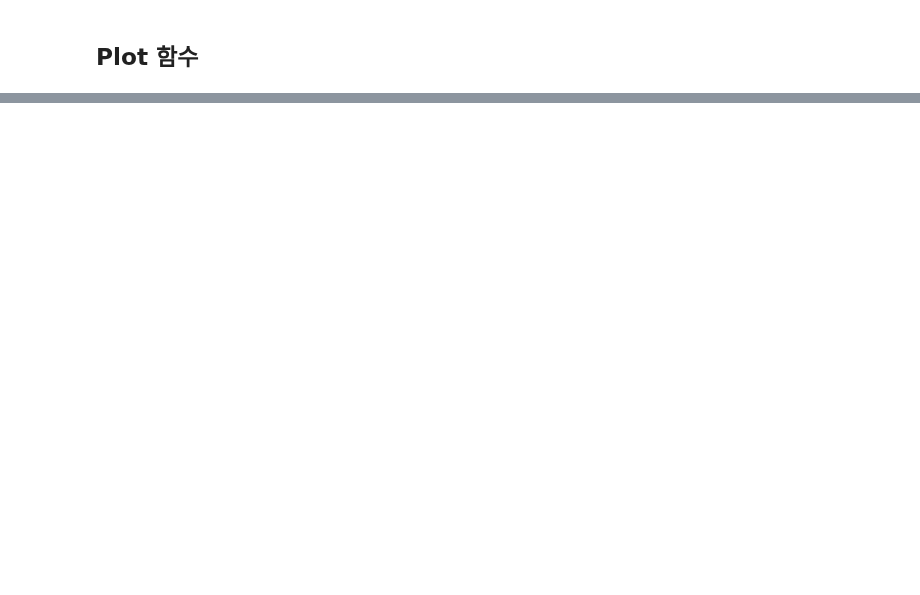
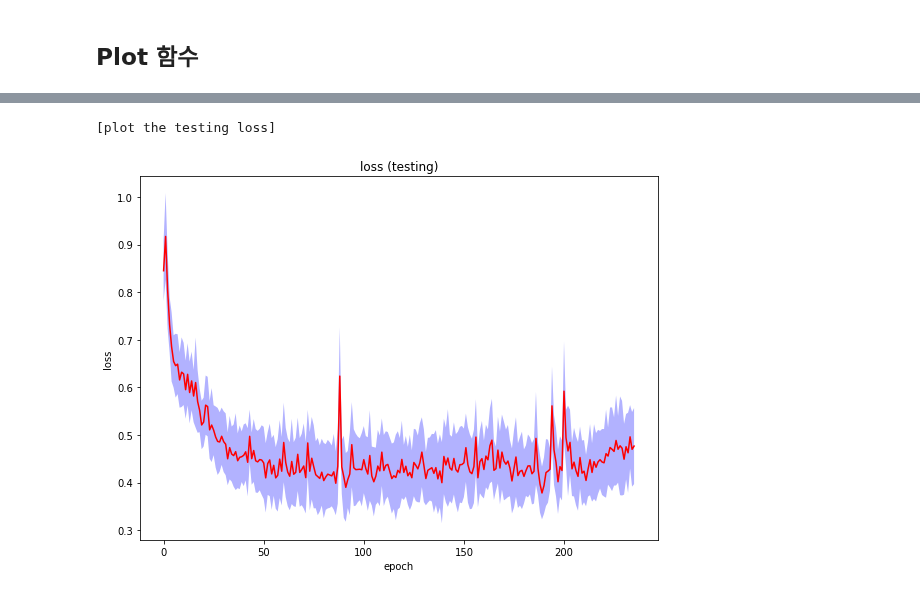
Before and after one commit to tolom131/Human-Activity-Recognition, a Jupyter notebook: ensemble/pytorch_supervised_ensemble_autoencoder.ipynb, the cells around one changed output, grey strips where cells are left out. Saved outputs shown, nothing was run; the diff lists cells and outputs as text; code cells hidden in the pictures; blank space fills up the shorter version.

```diff
--- a/ensemble/pytorch_supervised_ensemble_autoencoder.ipynb
+++ b/ensemble/pytorch_supervised_ensemble_autoencoder.ipynb
@@ -288,7 +288,7 @@ for i in tqdm(range(number_epoch)):
         accuracy_train                              = compute_accuracy(classified, label_train).to("cpu")
         accuracy_train = accuracy_train.numpy()
 
-        total_loss = classified_loss + decoded_loss * alpha
+        total_loss = classified_loss * (1-alpha) + decoded_loss * alpha
 
         autoencoder_optimizer.zero_grad()
         classifier_optimizer.zero_grad()
@@ -347,7 +347,7 @@ for i in tqdm(range(number_epoch)):
         accuracy_test               = compute_accuracy(classified, label_test).to("cpu")
         accuracy_test = accuracy_test.numpy()
 
-        total_loss = classified_loss + decoded_loss * alpha
+        total_loss = classified_loss * (1-alpha) + decoded_loss * alpha
 
         total_loss_test_epoch.append(total_loss.item())
         classified_loss_test_epoch.append(classfied_loss_value)
@@ -417,7 +421,10 @@ plot_curve_error(loss_mean_train, loss_std_train, 'epoch', 'loss', 'loss (traini
 # %%
 print('[plot the testing loss]')
 print('')
-plot_curve_error(loss_mean_test, loss_std_test, 'epoch', 'loss', 'loss (testing)')
+plot_curve_error(total_loss_mean_test[:236], total_loss_std_test[:236], 'epoch', 'loss', 'loss (testing)')
+# %% [output]
+[plot the testing loss]
+[figure, added]
 # %%
 print('[plot the traning accuracy]')
 print('')
```
Also changed, not shown: parts of 4 cells of this notebook.
